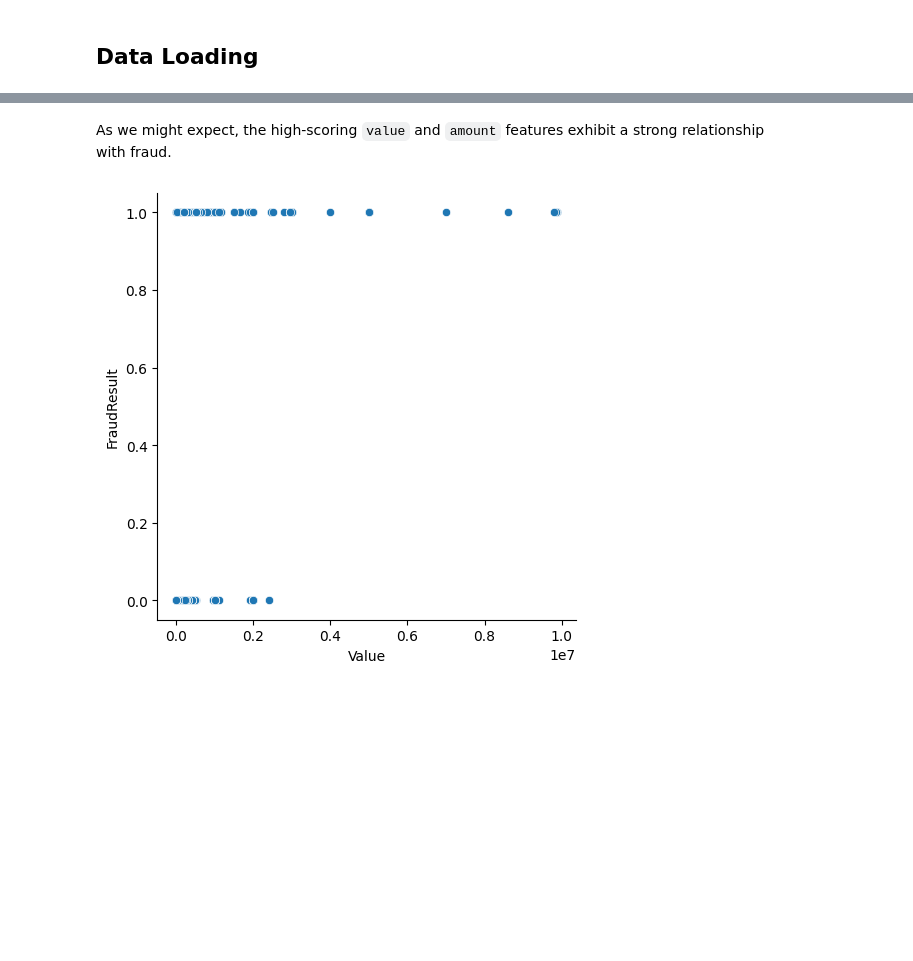
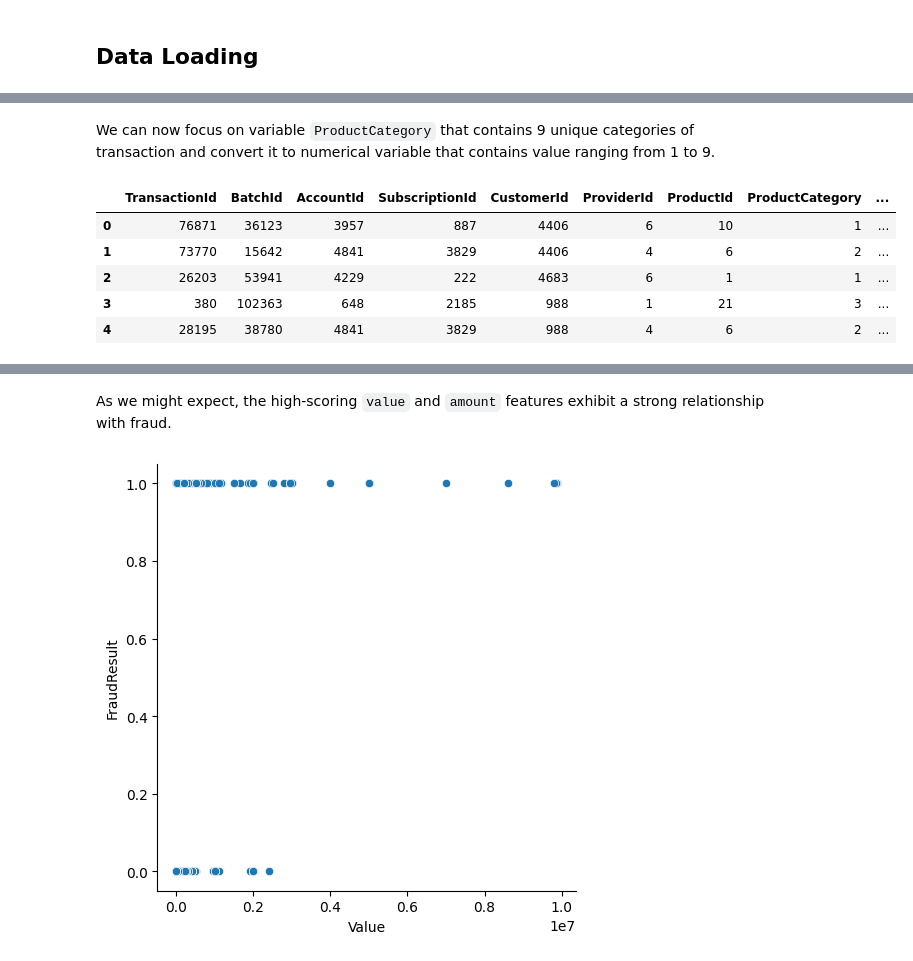
Before and after one commit to SarahLiettefti/AI5L_AILab_FraudDetection, a Jupyter notebook: main.ipynb, the cells around one changed output, grey strips where cells are left out. Drawn from its saved outputs; the diff is of its cells as text; code cells hidden in the pictures; blank space fills up the shorter version.

```diff
--- a/main.ipynb
+++ b/main.ipynb
@@ -45,0 +132,17 @@ def_feature
+# %% [markdown]
+We can now focus on variable `ProductCategory` that contains 9 unique categories of transaction and convert it to numerical variable that contains value ranging from 1 to 9.
+# %%
+# Factorize the "ProductCategory" column
+data['ProductCategory'] = pd.factorize(data['ProductCategory'])[0] + 1
+
+# Convert the "ProductCategory" column to integer data type
+data['ProductCategory'] = data['ProductCategory'].astype(int)
+
+data.head()
+# %% [output]
+|  | TransactionId | BatchId | AccountId | SubscriptionId | CustomerId | ProviderId | ProductId | ProductCategory | ... |
+| 0 | 76871 | 36123 | 3957 | 887 | 4406 | 6 | 10 | 1 | ... |
+| 1 | 73770 | 15642 | 4841 | 3829 | 4406 | 4 | 6 | 2 | ... |
+| 2 | 26203 | 53941 | 4229 | 222 | 4683 | 6 | 1 | 1 | ... |
+| 3 | 380 | 102363 | 648 | 2185 | 988 | 1 | 21 | 3 | ... |
+| 4 | 28195 | 38780 | 4841 | 3829 | 988 | 4 | 6 | 2 | ... |
```
Also changed, not shown: parts of 24 cells of this notebook.
